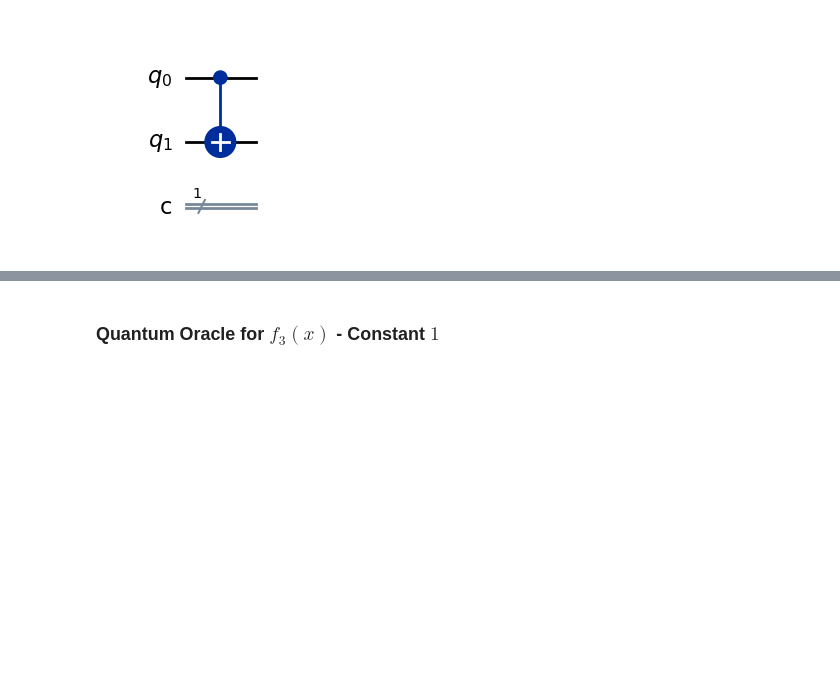
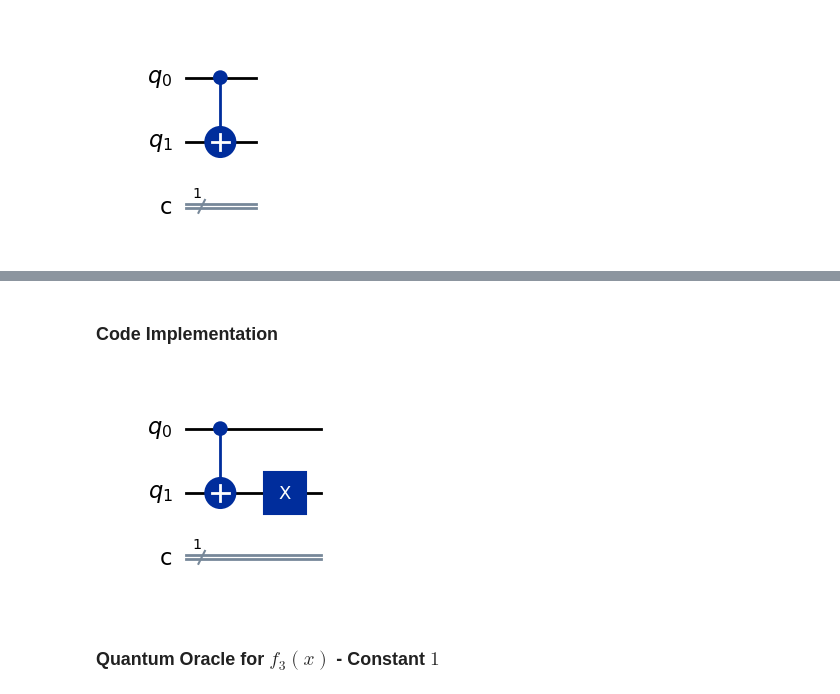
Before and after one commit to G00394925/emerging-technologies, a Jupyter notebook: problems.ipynb, the cells around one changed output, grey strips where cells are left out. Saved outputs shown, nothing was run; the diff lists cells and outputs as text; code cells hidden in the pictures; blank space fills up the shorter version.

Commit message:
Create oracle for NOT function

```diff
--- a/problems.ipynb
+++ b/problems.ipynb
@@ -365,3 +391,17 @@ oracle_1.draw('mpl')
+# %% [markdown]
+### Code Implementation
+# %%
+oracle_2 = qiskit.QuantumCircuit(2, 1)
+
+# Apply the CNOT gate to flip the qubit if input is 1.
+oracle_2.cx(0, 1)
+
+# Apply the X gate to flip the output qubit.
+oracle_2.x(1)
+
+oracle_2.draw('mpl')
+# %% [output]
+[figure, added]
 # %% [markdown]
 ### Quantum Oracle for $f_3(x)$ - **Constant $1$**
 # %%
```
Also changed, not shown: parts of 2 cells of this notebook.
